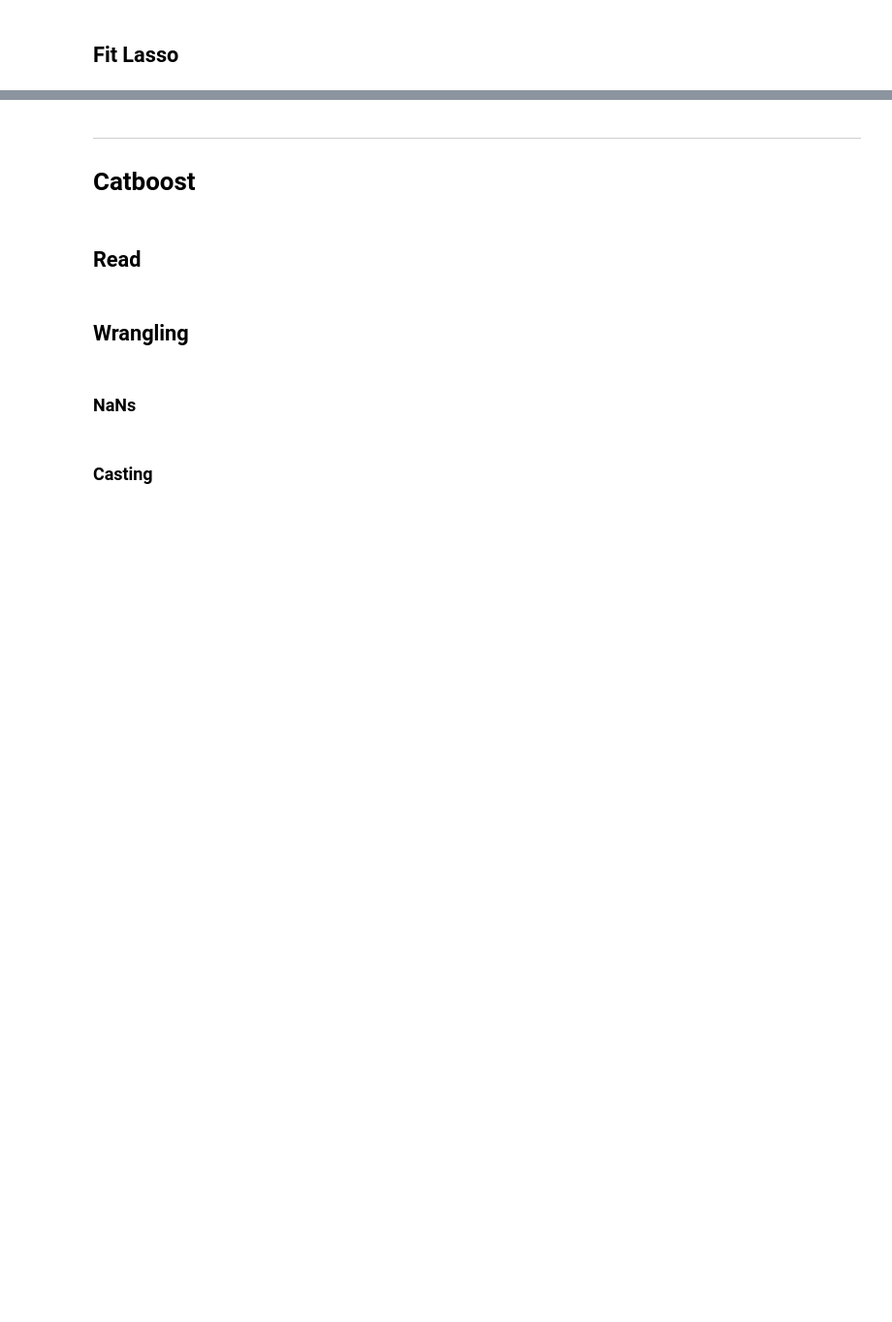
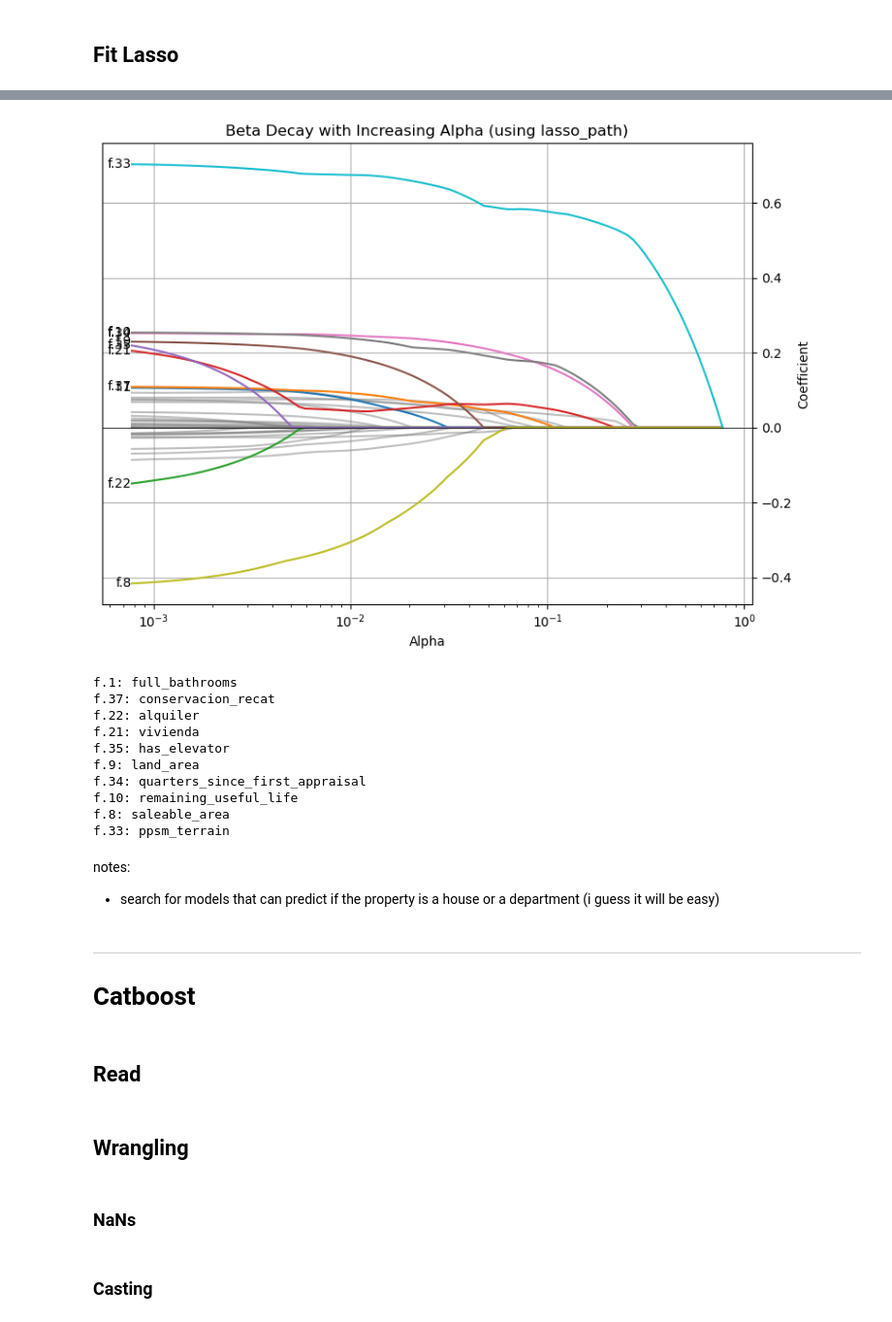
Before and after one commit to YunPerez/mexico-real-estate-investigation, a Jupyter notebook: src/P3_MODELS/s2_feature_selection.ipynb, the cells around one changed output, grey strips where cells are left out. Shown: that part at 97% size. Saved outputs shown, nothing was run; the diff lists cells and outputs as text; code cells hidden in the pictures; blank space fills up the shorter version.

```diff
--- a/src/P3_MODELS/s2_feature_selection.ipynb
+++ b/src/P3_MODELS/s2_feature_selection.ipynb
@@ -283,15 +286,3 @@ df_properties = (
 ## One hot encoding (stood here)
 
 todo: subset only the most important features and elimnate the rest (redundant for the recats)
-# %%
-# categories
-columns_categorical = list(set([
-    'city_cluster',
-    'id_entidad_f',
-    'id_tipo_inmueble',
-    'ocean_label',
-    'tipo_vialidad'
-    ]))
-
-# convert to category
-df_properties[columns_categorical] = df_properties[columns_categorical].astype('category')
@@ -298,8 +294,7 @@ df_properties[columns_categorical] = df_properties[columns_categorical].astype('
 # %%
 # one hot encoding
 columns_to_one_hot = [
-    'id_entidad_f',
-    'id_tipo_inmueble'
+    'property_type_id'
 ]
 
 # one hot encoding
@@ -381,8 +320,12 @@ y = df_properties['log_price_per_sqm'].copy()
+# %%
+# get important columns
+X = df_properties.drop(columns='log_price_per_sqm').copy()
+y = df_properties['log_price_per_sqm'].copy()
 # %%
 # split
 X_train, X_test, y_train, y_test = train_test_split(
     X, y,
     test_size=0.1,
     random_state=42,
-    stratify=df_properties['id_tipo_inmueble_4']  # same proportion of apartments
+    stratify=df_properties['property_type_id_4']  # same proportion of apartments
     )
@@ -468,4 +429,5 @@ def visualize_beta_decay(X, y, n_alphas=100, n_highlight=5, scale=True):
         print(f"f.{feature_index}: {X.columns[feature_index]}")
 # %%
 # visualize scaled
-visualize_beta_decay(X_train, y_train, n_highlight=10)
+visualize_beta_decay(X_train, y_train, n_highlight=10, scale=False, n_alphas=100)
+# %% [output]
@@ -471,0 +435,11 @@ visualize_beta_decay(X_train, y_train, n_highlight=10)
+[figure, added]
+f.1: full_bathrooms
+f.37: conservacion_recat
+f.22: alquiler
+f.21: vivienda
+f.35: has_elevator
+f.9: land_area
+f.34: quarters_since_first_appraisal
+f.10: remaining_useful_life
+f.8: saleable_area
+f.33: ppsm_terrain
@@ -482,3 +446,6 @@ X_train['ing_cor'].describe()
+# %% [markdown]
+notes:
+- search for models that can predict if the property is a house or a department (i guess it will be easy)
 # %% [markdown]
 ---
 # Catboost
```
Also changed, not shown: parts of 19 cells of this notebook.
